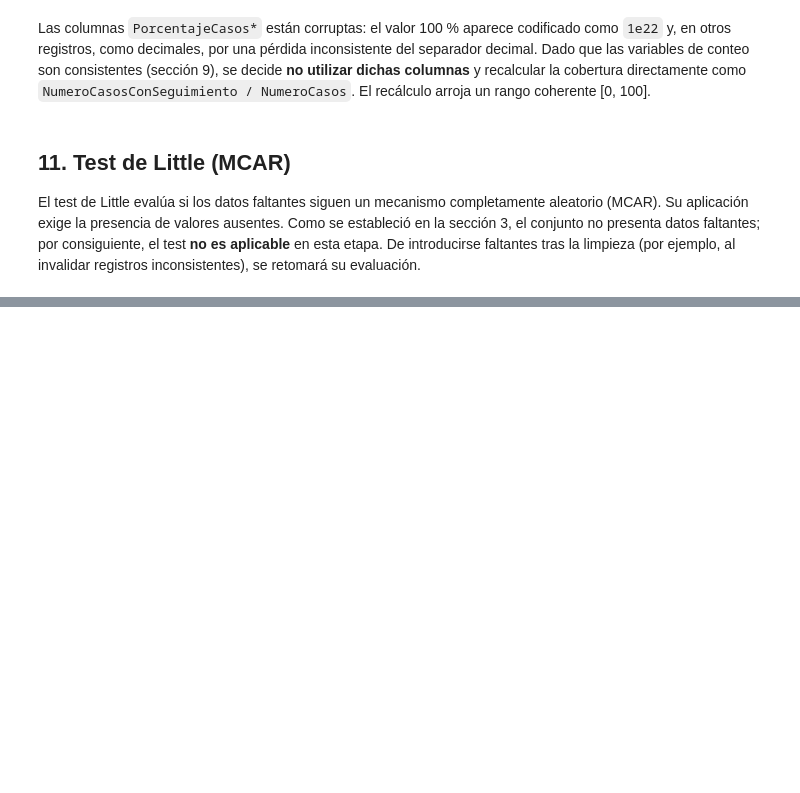
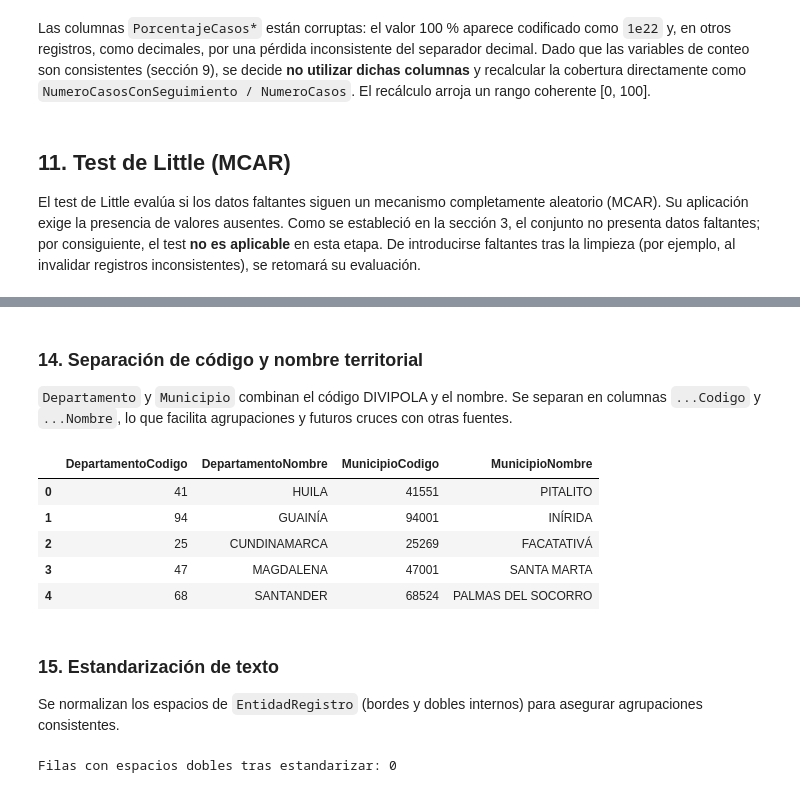
Before and after one commit to JabesMonroy/Proyecto_Esp-Fund-Datos_PRASS_Seg.COVID19, a Jupyter notebook: Proyecto_PRASS_Seguimiento_COVID19.ipynb, the cells around one changed output, grey strips where cells are left out. Saved outputs shown, nothing was run; the diff lists cells and outputs as text; code cells hidden in the pictures; blank space fills up the shorter version.

```diff
--- a/Proyecto_PRASS_Seguimiento_COVID19.ipynb
+++ b/Proyecto_PRASS_Seguimiento_COVID19.ipynb
@@ -38,11 +40,14 @@ import pandas as pd
 import numpy as np
 import matplotlib.pyplot as plt
 import seaborn as sns
+import warnings
+import utils
+
 %matplotlib inline
+warnings.filterwarnings('ignore')
 sns.set_theme(style='whitegrid')
 
-RUTA = 'data/SegCovid19-Seguimiento_PRASS.csv'
-df = pd.read_csv(RUTA)
+df = utils.cargar_datos()
 df.shape
 # %% [output]
 (339646, 12)
@@ -335,0 +347,4 @@ La siguiente etapa abordará el **preprocesamiento**: tipado de fechas, separaci
+# %%
+df_prep = df.copy()
+df_prep['FechaRegistro'] = utils.parsear_fecha(df_prep['FechaRegistro'])
+df_prep['FechaRegistro'].describe()
@@ -335,0 +360,28 @@ La siguiente etapa abordará el **preprocesamiento**: tipado de fechas, separaci
+# %% [markdown]
+### 14. Separación de código y nombre territorial
+
+`Departamento` y `Municipio` combinan el código DIVIPOLA y el nombre. Se separan en columnas `...Codigo` y `...Nombre`, lo que facilita agrupaciones y futuros cruces con otras fuentes.
+# %%
+for col in ['Departamento', 'Municipio']:
+    cn = utils.separar_codigo_nombre(df_prep[col])
+    df_prep[col + 'Codigo'] = cn['codigo']
+    df_prep[col + 'Nombre'] = cn['nombre']
+df_prep[['DepartamentoCodigo', 'DepartamentoNombre',
+         'MunicipioCodigo', 'MunicipioNombre']].head()
+# %% [output]
+|  | DepartamentoCodigo | DepartamentoNombre | MunicipioCodigo | MunicipioNombre |
+| 0 | 41 | HUILA | 41551 | PITALITO |
+| 1 | 94 | GUAINÍA | 94001 | INÍRIDA |
+| 2 | 25 | CUNDINAMARCA | 25269 | FACATATIVÁ |
+| 3 | 47 | MAGDALENA | 47001 | SANTA MARTA |
+| 4 | 68 | SANTANDER | 68524 | PALMAS DEL SOCORRO |
+# %% [markdown]
+### 15. Estandarización de texto
+
+Se normalizan los espacios de `EntidadRegistro` (bordes y dobles internos) para asegurar agrupaciones consistentes.
+# %%
+df_prep['EntidadRegistro'] = utils.estandarizar_texto(df_prep['EntidadRegistro'])
+print('Filas con espacios dobles tras estandarizar:',
+      int(df_prep['EntidadRegistro'].str.contains(r'  ', regex=False).sum()))
+# %% [output]
+Filas con espacios dobles tras estandarizar: 0
```
Also changed, not shown: parts of 13 cells of this notebook, 2 other files.
